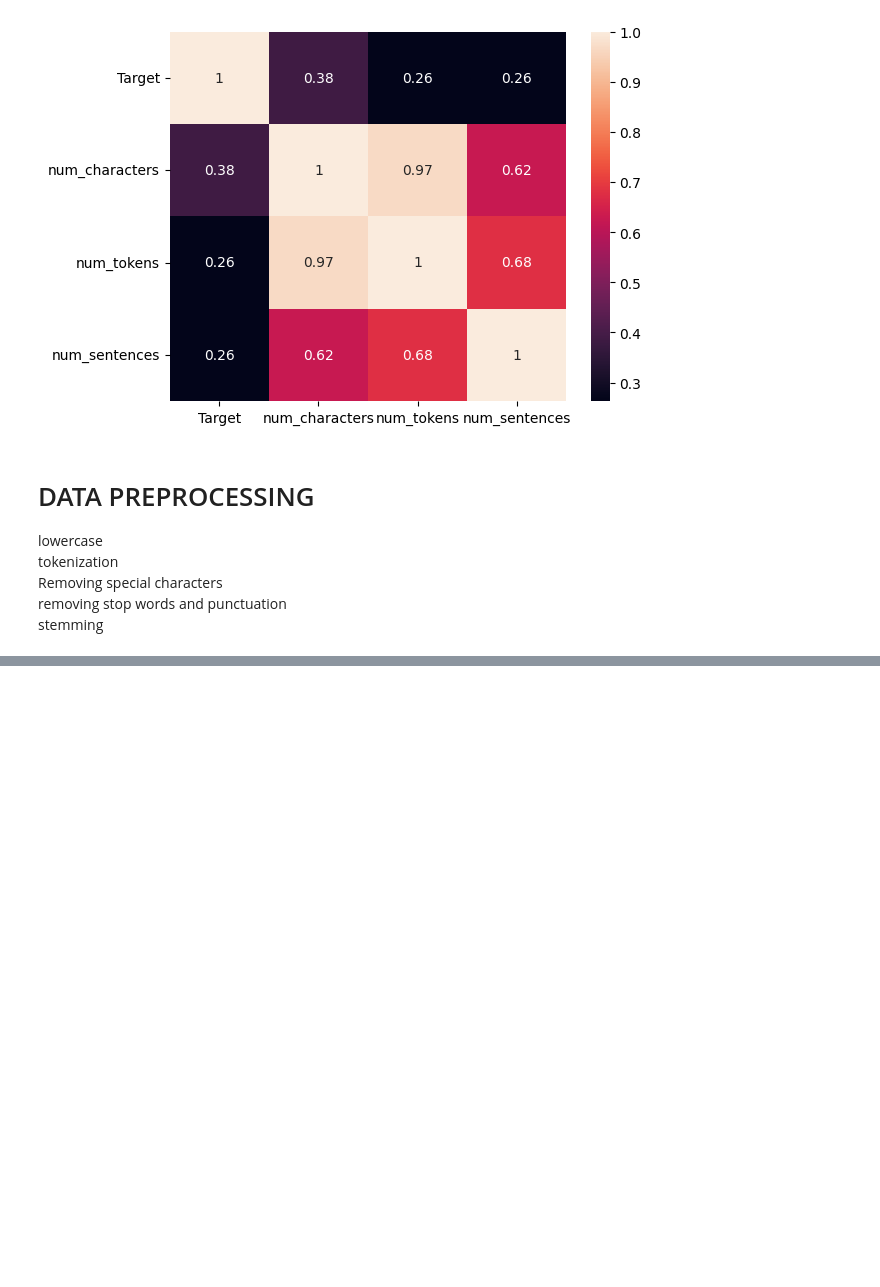
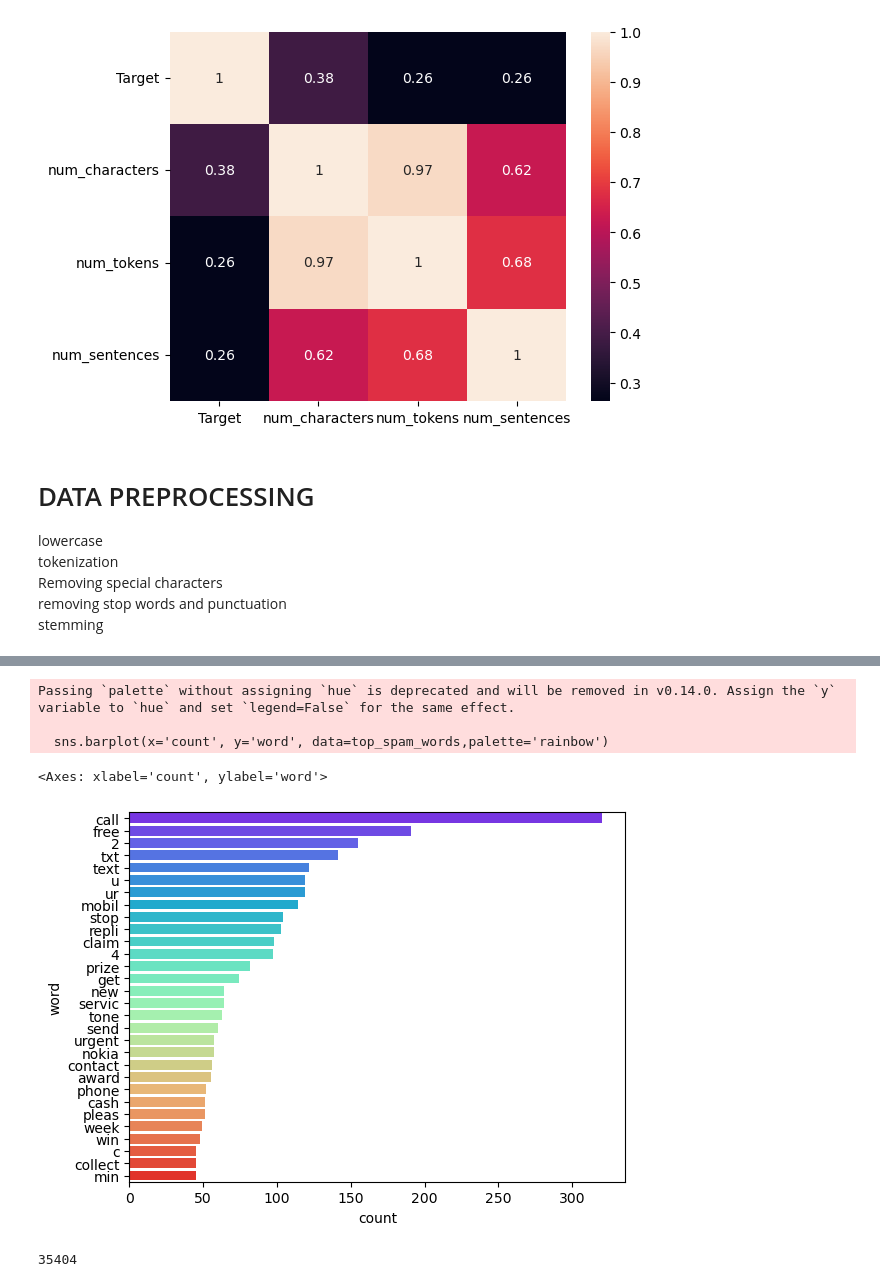
Before and after one commit to SOURAVRAJ9135/email_spam_classifier, a Jupyter notebook: EDA.ipynb, the cells around one changed output, grey strips where cells are left out. Saved outputs shown, nothing was run; the diff lists cells and outputs as text; code cells hidden in the pictures; blank space fills up the shorter version.

```diff
--- a/EDA.ipynb
+++ b/EDA.ipynb
@@ -225,3 +268,6 @@ LookupError:
+# %%
+from nltk.stem.porter import PorterStemmer
+ps=PorterStemmer()
 # %%
 def transform_text(text):
     text=text.lower()
@@ -237,0 +344,5 @@ transform_text('Hi How are you 20%kiran')
+# %%
+spam_corpus=[]
+for msg in df[df["Target"]==1]['transformed_text'].tolist(): ## combined all rows and converted into list
+    for word in msg.split():## breaking string into a list of sub string
+        spam_corpus.append(word)
@@ -237,0 +353,11 @@ transform_text('Hi How are you 20%kiran')
+# %%
+from collections import Counter
+# Prepare the data for plotting
+top_spam_words = pd.DataFrame(Counter(spam_corpus).most_common(30), columns=['word', 'count'])
+sns.barplot(x='count', y='word', data=top_spam_words,palette='rainbow')
+# %% [output]
+Passing `palette` without assigning `hue` is deprecated and will be removed in v0.14.0. Assign the `y` variable to `hue` and set `legend=False` for the same effect.
+
+  sns.barplot(x='count', y='word', data=top_spam_words,palette='rainbow')
+<Axes: xlabel='count', ylabel='word'>
+[figure, added]
@@ -237,0 +369,4 @@ transform_text('Hi How are you 20%kiran')
+# %%
+len(ham_corpus)
+# %% [output]
+35404
```
Also changed, not shown: parts of 37 cells of this notebook, 7 other files.
